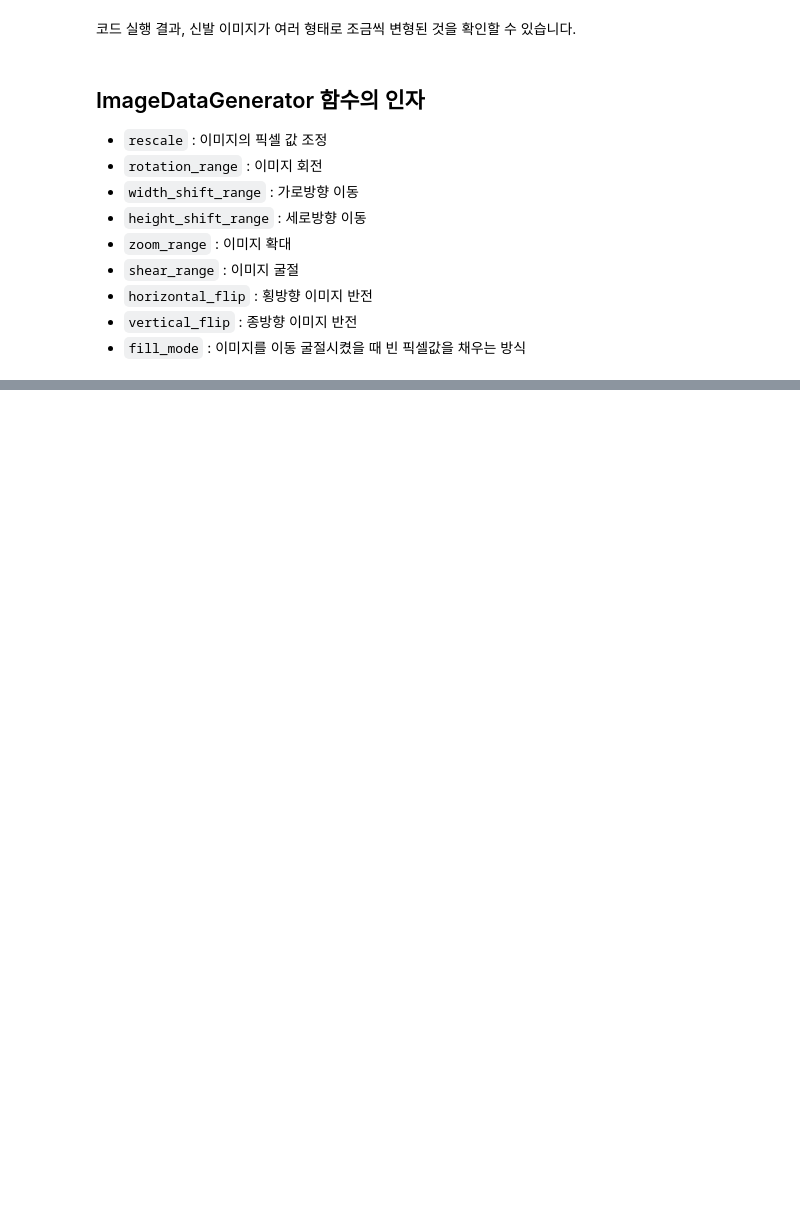
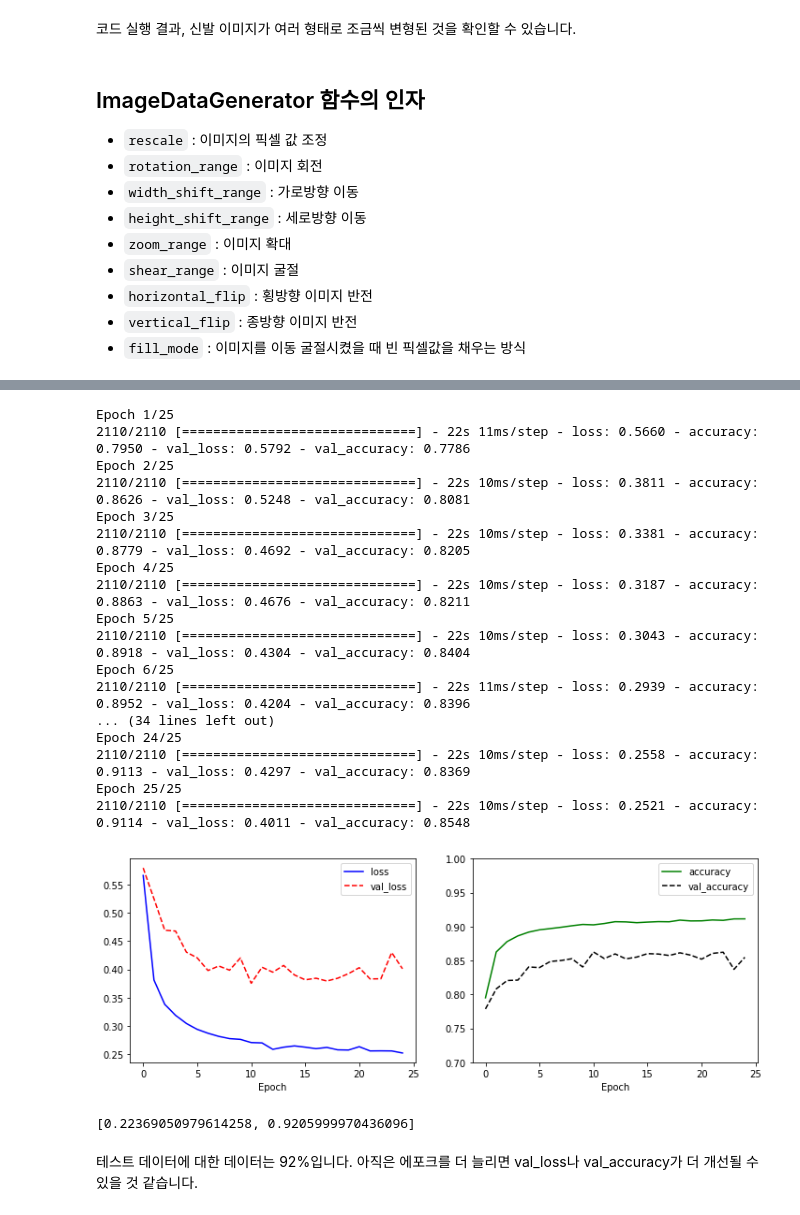
Before and after one commit to SevillaBK/Math, a Jupyter notebook: Chapter_6_컨볼루션_신경망_성능_향상시키기.ipynb, the cells around one changed output, grey strips where cells are left out. Saved outputs shown, nothing was run; the diff lists cells and outputs as text; code cells hidden in the pictures; blank space fills up the shorter version.

```diff
--- a/Chapter_6_컨볼루션_신경망_성능_향상시키기.ipynb
+++ b/Chapter_6_컨볼루션_신경망_성능_향상시키기.ipynb
@@ -194,0 +230,66 @@ ImageDataGenerator()
+# %%
+# VGGNet style 네트워크 + Image Augmentation 학습
+model = tf.keras.Sequential([
+    tf.keras.layers.Conv2D(input_shape=(28,28,1), kernel_size=(3,3), filters=32, padding='same', activation='relu'),
+    tf.keras.layers.Conv2D(kernel_size=(3,3), filters=64, padding='same', activation='relu'),
+    tf.keras.layers.MaxPool2D(pool_size=(2,2)),
+    tf.keras.layers.Dropout(rate=0.5),
+    tf.keras.layers.Conv2D(kernel_size=(3,3), filters=128, padding='same', activation='relu'),
+    tf.keras.layers.Conv2D(kernel_size=(3,3), filters=256, padding='valid', activation='relu'),
+    tf.keras.layers.MaxPool2D(pool_size=(2,2)),
+    tf.keras.layers.Dropout(rate=0.5),
+    tf.keras.layers.Flatten(),
+    tf.keras.layers.Dense(units=512, activation='relu'),
+    tf.keras.layers.Dropout(rate=0.5),
+    tf.keras.layers.Dense(units=256, activation='relu'),
+    tf.keras.layers.Dropout(rate=0.5),
+    tf.keras.layers.Dense(units=10, activation='softmax')
+])
+
+model.compile(optimizer=tf.keras.optimizers.Adam(),
+              loss='sparse_categorical_crossentropy',
+              metrics=['accuracy'])
+
+history = model.fit(train_X, train_Y, epochs=25, validation_split=0.25)
+
+import matplotlib.pyplot as plt
+plt.figure(figsize=(12, 4))
+
+plt.subplot(1, 2, 1)
+plt.plot(history.history['loss'], 'b-', label='loss')
+plt.plot(history.history['val_loss'], 'r--', label='val_loss')
+plt.xlabel('Epoch')
+plt.legend()
+
+plt.subplot(1, 2, 2)
+plt.plot(history.history['accuracy'], 'g-', label='accuracy')
+plt.plot(history.history['val_accuracy'], 'k--', label='val_accuracy')
+plt.xlabel('Epoch')
+plt.ylim(0.7, 1)
+plt.legend()
+
+plt.show()
+
+model.evaluate(test_X, test_Y, verbose=0)
+# %% [output]
+Epoch 1/25
+2110/2110 [==============================] - 22s 11ms/step - loss: 0.5660 - accuracy: 0.7950 - val_loss: 0.5792 - val_accuracy: 0.7786
+Epoch 2/25
+2110/2110 [==============================] - 22s 10ms/step - loss: 0.3811 - accuracy: 0.8626 - val_loss: 0.5248 - val_accuracy: 0.8081
+Epoch 3/25
+2110/2110 [==============================] - 22s 10ms/step - loss: 0.3381 - accuracy: 0.8779 - val_loss: 0.4692 - val_accuracy: 0.8205
+Epoch 4/25
+2110/2110 [==============================] - 22s 10ms/step - loss: 0.3187 - accuracy: 0.8863 - val_loss: 0.4676 - val_accuracy: 0.8211
+Epoch 5/25
+2110/2110 [==============================] - 22s 10ms/step - loss: 0.3043 - accuracy: 0.8918 - val_loss: 0.4304 - val_accuracy: 0.8404
+Epoch 6/25
+2110/2110 [==============================] - 22s 11ms/step - loss: 0.2939 - accuracy: 0.8952 - val_loss: 0.4204 - val_accuracy: 0.8396
+... (34 lines left out)
+Epoch 24/25
+2110/2110 [==============================] - 22s 10ms/step - loss: 0.2558 - accuracy: 0.9113 - val_loss: 0.4297 - val_accuracy: 0.8369
+Epoch 25/25
+2110/2110 [==============================] - 22s 10ms/step - loss: 0.2521 - accuracy: 0.9114 - val_loss: 0.4011 - val_accuracy: 0.8548
+[figure, added]
+[0.22369050979614258, 0.9205999970436096]
+# %% [markdown]
+테스트 데이터에 대한 데이터는 92%입니다. 아직은 에포크를 더 늘리면 val_loss나 val_accuracy가 더 개선될 수 있을 것 같습니다.
```
Also changed, not shown: parts of 10 cells of this notebook.
